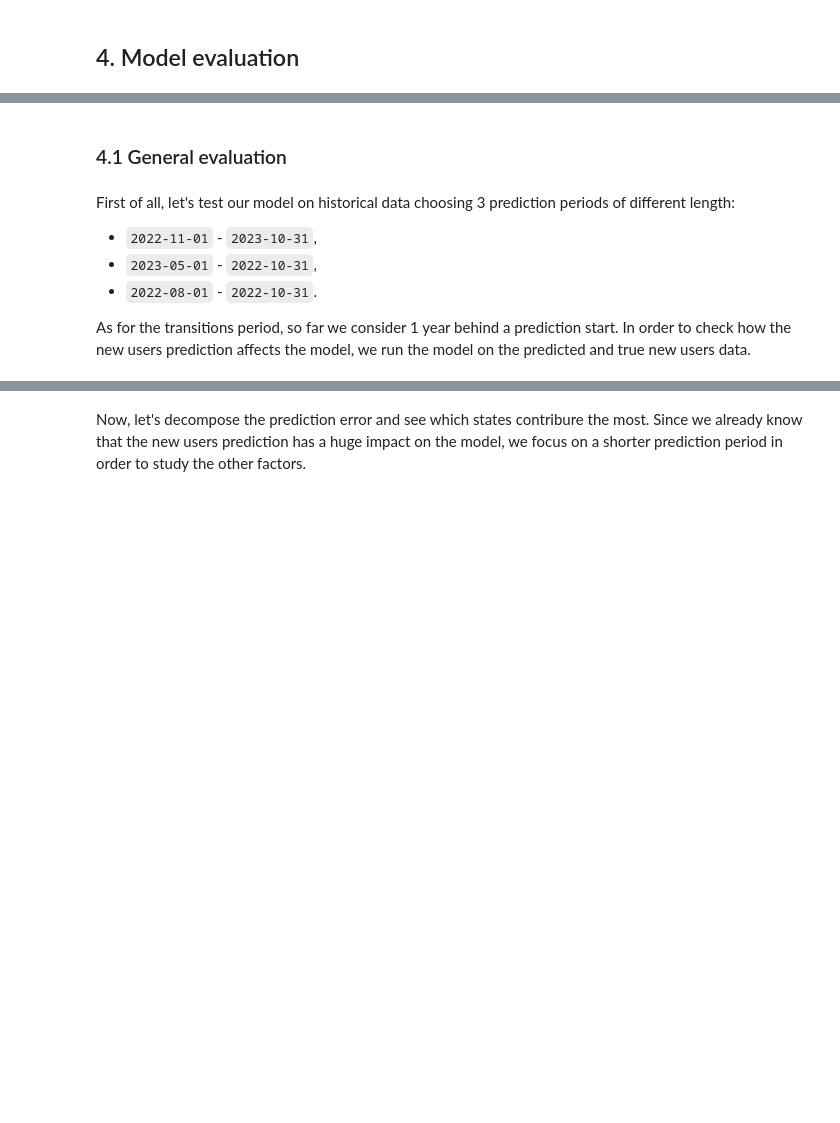
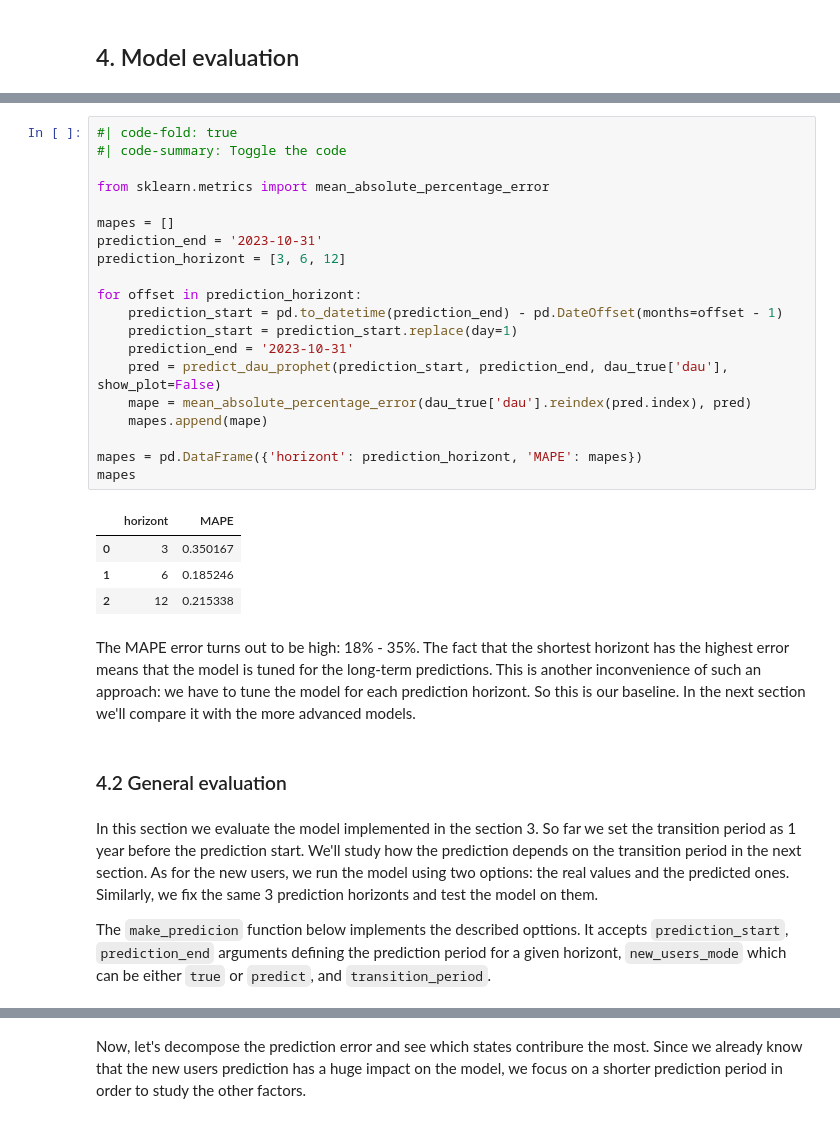
Before and after one commit to wowone/wowone.github.io, a Jupyter notebook: posts/2024-11-01_dau_prediction/dau_prediction.ipynb, the cells around one changed output, grey strips where cells are left out. Saved outputs shown, nothing was run; the diff lists cells and outputs as text; blank space fills up the shorter version.

```diff
--- a/posts/2024-11-01_dau_prediction/dau_prediction.ipynb
+++ b/posts/2024-11-01_dau_prediction/dau_prediction.ipynb
@@ -494,13 +560,36 @@ pd.concat([dau_true['dau'], dau_pred['dau']])\
+# %%
+#| code-fold: true
+#| code-summary: Toggle the code
+
+from sklearn.metrics import mean_absolute_percentage_error
+
+mapes = []
+prediction_end = '2023-10-31'
+prediction_horizont = [3, 6, 12]
+
+for offset in prediction_horizont:
+    prediction_start = pd.to_datetime(prediction_end) - pd.DateOffset(months=offset - 1)
+    prediction_start = prediction_start.replace(day=1)
+    prediction_end = '2023-10-31'
+    pred = predict_dau_prophet(prediction_start, prediction_end, dau_true['dau'], show_plot=False)
+    mape = mean_absolute_percentage_error(dau_true['dau'].reindex(pred.index), pred)
+    mapes.append(mape)
+
+mapes = pd.DataFrame({'horizont': prediction_horizont, 'MAPE': mapes})
+mapes
+# %% [output]
+|  | horizont | MAPE |
+| 0 | 3 | 0.350167 |
+| 1 | 6 | 0.185246 |
+| 2 | 12 | 0.215338 |
+# %% [markdown]
+The MAPE error turns out to be high: 18% - 35%. The fact that the shortest horizont has the highest error means that the model is tuned for the long-term predictions. This is another inconvenience of such an approach: we have to tune the model for each prediction horizont. So this is our baseline. In the next section we'll compare it with the more advanced models.
 # %% [markdown]
-### 4.1 General evaluation
+### 4.2 General evaluation
 # %% [markdown]
-First of all, let's test our model on historical data choosing 3 prediction periods of different length:
+In this section we evaluate the model implemented in the section 3. So far we set the transition period as 1 year before the prediction start. We'll study how the prediction depends on the transition period in the next section. As for the new users, we run the model using two options: the real values and the predicted ones. Similarly, we fix the same 3 prediction horizonts and test the model on them.
 
-- `2022-11-01` - `2023-10-31`,
-- `2023-05-01` - `2022-10-31`,
-- `2022-08-01` - `2022-10-31`.
-
-As for the transitions period, so far we consider 1 year behind a prediction start. In order to check how the new users prediction affects the model, we run the model on the predicted and true new users data.
+The `make_predicion` function below implements the described opttions. It accepts `prediction_start`, `prediction_end` arguments defining the prediction period for a given horizont, `new_users_mode` which can be either `true` or `predict`, and `transition_period`.
 # %%
 #| code-fold: true
 #| code-summary: Toggle the code
```
Also changed, not shown: parts of 25 cells of this notebook, 12 other files.
